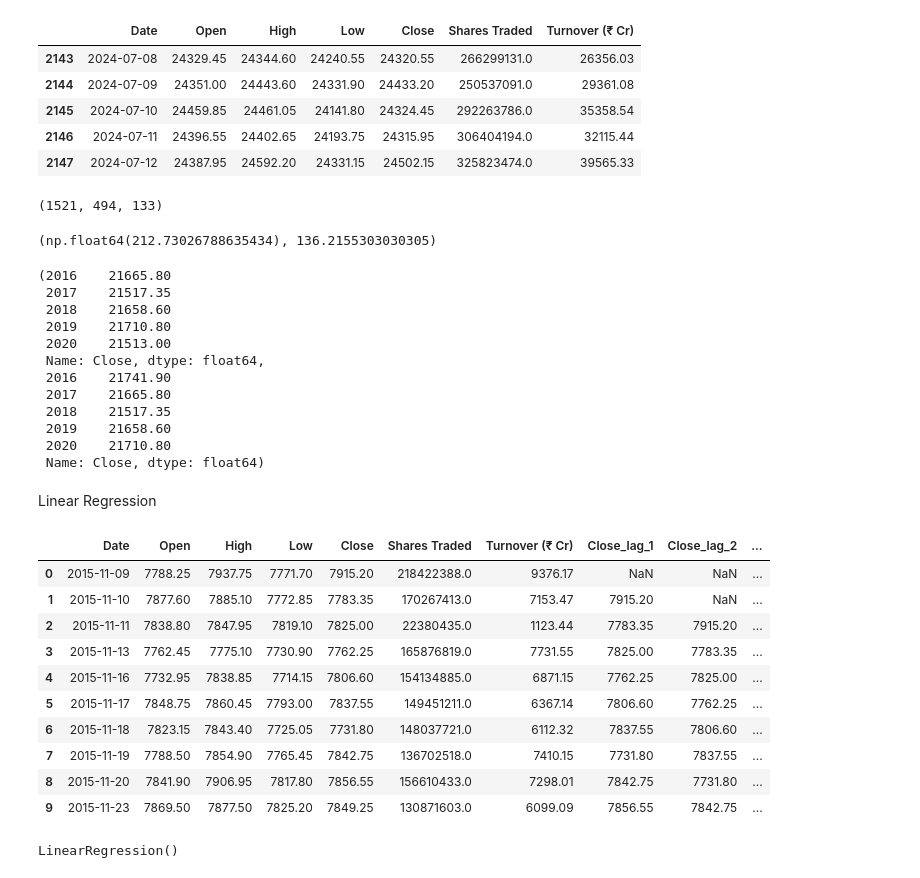
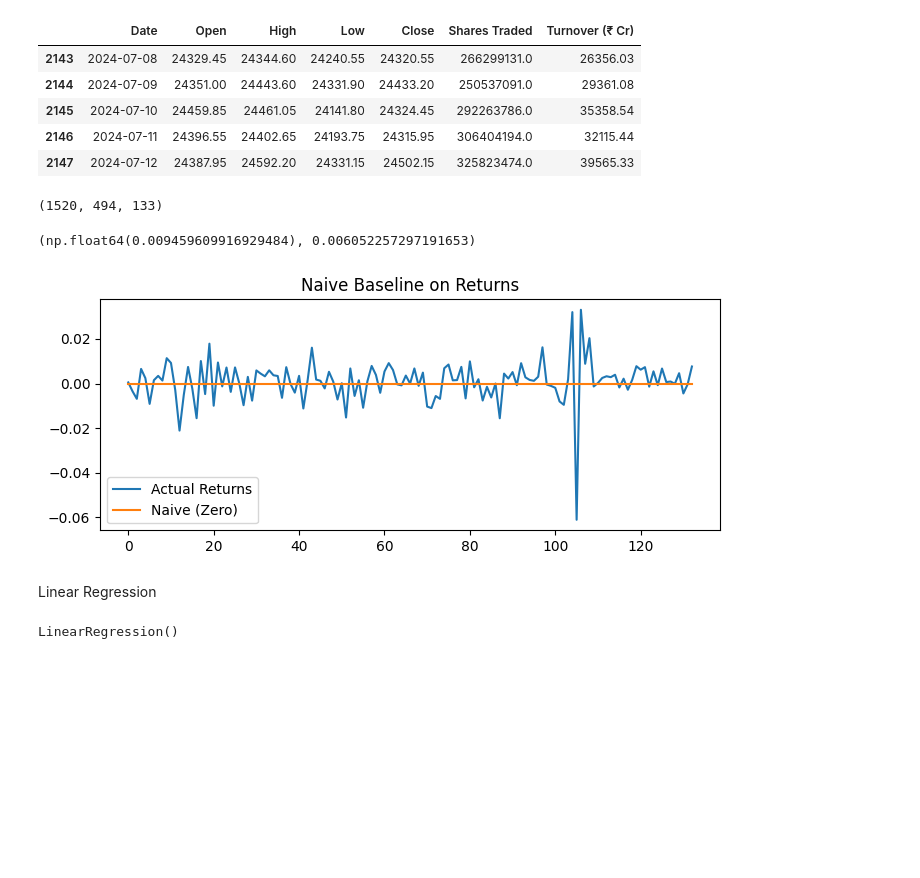
Before and after one commit to pranit-pk/time-series-forecasting, a Jupyter notebook: notebooks/01_exploration.ipynb, the cells around one changed output. Drawn from its saved outputs; the diff is of its cells as text; code cells hidden in the pictures; blank space fills up the shorter version.

Commit message:
Add log-return based modeling with Naive, Linear Regression, ARIMA, and LSTM comparison

```diff
--- a/notebooks/01_exploration.ipynb
+++ b/notebooks/01_exploration.ipynb
@@ -26,6 +26,9 @@ df.tail()
 | 2145 | 2024-07-10 | 24459.85 | 24461.05 | 24141.80 | 24324.45 | 292263786.0 | 35358.54 |
 | 2146 | 2024-07-11 | 24396.55 | 24402.65 | 24193.75 | 24315.95 | 306404194.0 | 32115.44 |
 | 2147 | 2024-07-12 | 24387.95 | 24592.20 | 24331.15 | 24502.15 | 325823474.0 | 39565.33 |
+# %%
+df["LogReturn"] = np.log(df["Close"] / df["Close"].shift(1))
+df = df.dropna().reset_index(drop=True)
 # %%
 features = [
     "Open",
@@ -36,7 +39,7 @@ features = [
     "Turnover (₹ Cr)"
 ]
 
-target = "Close"
+target = "LogReturn"
 
 X = df[features]
 y = df[target]
@@ -55,60 +58,37 @@ y_test = y[df["Date"] > val_end]
 
 len(X_train), len(X_val), len(X_test)
 # %% [output]
-(1521, 494, 133)
+(1520, 494, 133)
 # %%
-# Shift close price by 1 day
-y_pred_naive = y_test.shift(1)
-
-# Drop first NaN
-y_test_aligned = y_test.iloc[1:]
-y_pred_naive = y_pred_naive.iloc[1:]
+# Naive baseline for returns: predict zero
+y_pred_naive = np.zeros_like(y_test)
 # %%
 from sklearn.metrics import mean_squared_error, mean_absolute_error
 import numpy as np
 
-rmse_naive = np.sqrt(mean_squared_error(y_test_aligned, y_pred_naive))
-mae_naive = mean_absolute_error(y_test_aligned, y_pred_naive)
+rmse_naive = np.sqrt(mean_squared_error(y_test, y_pred_naive))
+mae_naive = mean_absolute_error(y_test, y_pred_naive)
 
 rmse_naive, mae_naive
 # %% [output]
-(np.float64(212.73026788635434), 136.2155303030305)
+(np.float64(0.009459609916929484), 0.006052257297191653)
 # %%
-y_test_aligned.head(), y_pred_naive.head()
+plt.figure(figsize=(8, 3))
+plt.plot(y_test.values, label="Actual Returns")
+plt.plot(y_pred_naive, label="Naive (Zero)")
+plt.title("Naive Baseline on Returns")
+plt.legend()
+plt.show()
 # %% [output]
-(2016    21665.80
- 2017    21517.35
- 2018    21658.60
- 2019    21710.80
- 2020    21513.00
- Name: Close, dtype: float64,
- 2016    21741.90
- 2017    21665.80
- 2018    21517.35
- 2019    21658.60
- 2020    21710.80
- Name: Close, dtype: float64)
+[figure, added]
 # %% [markdown]
 Linear Regression
 # %%
-# Number of lags
-n_lags = 5
+MAX_LAG = 5
 
 df_lr = df.copy()
 
-for lag in range(1, n_lags + 1):
-    df_lr[f"Close_lag_{lag}"] = df_lr["Close"].shift(lag)
+for lag in range(1, MAX_LAG + 1):
+    df_lr[f"LogReturn_lag_{lag}"] = df_lr["LogReturn"].shift(lag)
 
-df_lr.head(10)
+df_lr = df_lr.dropna().reset_index(drop=True)
-# %% [output]
-|  | Date | Open | High | Low | Close | Shares Traded | Turnover (₹ Cr) | Close_lag_1 | Close_lag_2 | ... |
-| 0 | 2015-11-09 | 7788.25 | 7937.75 | 7771.70 | 7915.20 | 218422388.0 | 9376.17 | NaN | NaN | ... |
-| 1 | 2015-11-10 | 7877.60 | 7885.10 | 7772.85 | 7783.35 | 170267413.0 | 7153.47 | 7915.20 | NaN | ... |
-| 2 | 2015-11-11 | 7838.80 | 7847.95 | 7819.10 | 7825.00 | 22380435.0 | 1123.44 | 7783.35 | 7915.20 | ... |
-| 3 | 2015-11-13 | 7762.45 | 7775.10 | 7730.90 | 7762.25 | 165876819.0 | 7731.55 | 7825.00 | 7783.35 | ... |
-| 4 | 2015-11-16 | 7732.95 | 7838.85 | 7714.15 | 7806.60 | 154134885.0 | 6871.15 | 7762.25 | 7825.00 | ... |
-| 5 | 2015-11-17 | 7848.75 | 7860.45 | 7793.00 | 7837.55 | 149451211.0 | 6367.14 | 7806.60 | 7762.25 | ... |
-| 6 | 2015-11-18 | 7823.15 | 7843.40 | 7725.05 | 7731.80 | 148037721.0 | 6112.32 | 7837.55 | 7806.60 | ... |
-| 7 | 2015-11-19 | 7788.50 | 7854.90 | 7765.45 | 7842.75 | 136702518.0 | 7410.15 | 7731.80 | 7837.55 | ... |
-| 8 | 2015-11-20 | 7841.90 | 7906.95 | 7817.80 | 7856.55 | 156610433.0 | 7298.01 | 7842.75 | 7731.80 | ... |
-| 9 | 2015-11-23 | 7869.50 | 7877.50 | 7825.20 | 7849.25 | 130871603.0 | 6099.09 | 7856.55 | 7842.75 | ... |
```
Also changed, not shown: parts of 21 cells of this notebook, 1 other file.
